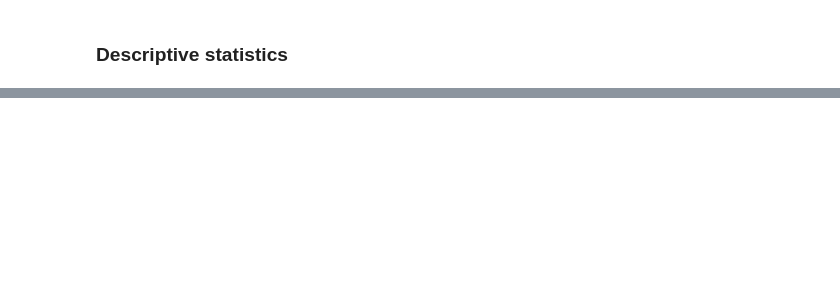
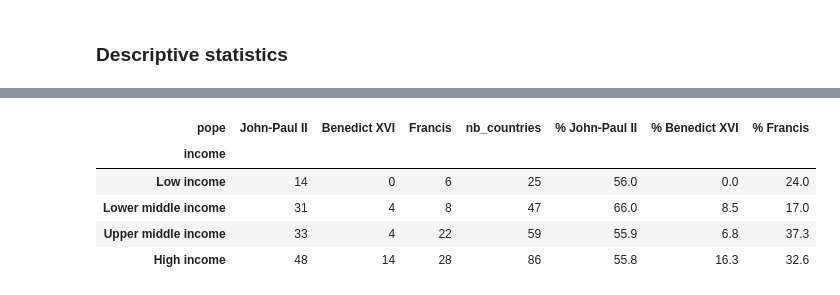
Before and after one commit to arthurdrk/projet-discours, a Jupyter notebook: Report.ipynb, the cells around one changed output, grey strips where cells are left out. Cells and saved outputs as stored; diff of their text form; code cells hidden in the pictures; blank space fills up the shorter version.

```diff
--- a/Report.ipynb
+++ b/Report.ipynb
@@ -366,0 +530,10 @@ plt.show()
+# %%
+# World GDP per capita each year (the World Bank gives it with the code "WLD")
+world_gdp = wb[wb["iso3"] == "WLD"][["year", "gdp_per_capita"]]
+world_gdp = world_gdp.rename(columns={"gdp_per_capita": "world_gdp_per_capita"})
+
+visits = visits.merge(world_gdp, on="year", how="left")
+visits["gdp_ratio"] = visits["gdp_per_capita"] / visits["world_gdp_per_capita"]
+
+# Visits without GDP data
+visits.loc[visits["gdp_per_capita"].isna(), ["pope", "year", "country"]]
@@ -366,0 +574,12 @@ plt.show()
+# %%
+# Number of visits in each income group (from the poorest to the richest)
+income_order = ["Low income", "Lower middle income", "Upper middle income", "High income"]
+by_income = pd.crosstab(visits["income"], visits["pope"]).loc[income_order, POPES]
+
+by_income.plot.bar(figsize=(9, 4))
+plt.xticks(rotation=0)
+plt.xlabel("")
+plt.ylabel("Number of visits")
+plt.title("Number of visits by income group of the visited country")
+plt.show()
+by_income
@@ -366,0 +594,18 @@ plt.show()
+# %%
+# Number of different countries visited in each income group (a country visited twice counts once)
+countries_by_income = visits.groupby(["income", "pope"])["iso3"].nunique().unstack(fill_value=0).loc[income_order, POPES]
+
+# Total number of countries in each income group, to compare
+countries_by_income["nb_countries"] = wb_countries["income"].value_counts()
+
+# Share of the countries of the group that each pope visited (in %)
+for pope in POPES:
+    countries_by_income["% " + pope] = (countries_by_income[pope] / countries_by_income["nb_countries"] * 100).round(1)
+countries_by_income
+# %% [output]
+| pope | John-Paul II | Benedict XVI | Francis | nb_countries | % John-Paul II | % Benedict XVI | % Francis |
+| income |  |  |  |  |  |  |  |
+| Low income | 14 | 0 | 6 | 25 | 56.0 | 0.0 | 24.0 |
+| Lower middle income | 31 | 4 | 8 | 47 | 66.0 | 8.5 | 17.0 |
+| Upper middle income | 33 | 4 | 22 | 59 | 55.9 | 6.8 | 37.3 |
+| High income | 48 | 14 | 28 | 86 | 55.8 | 16.3 | 32.6 |
```
Also changed, not shown: parts of 34 cells of this notebook, 2 other files.
